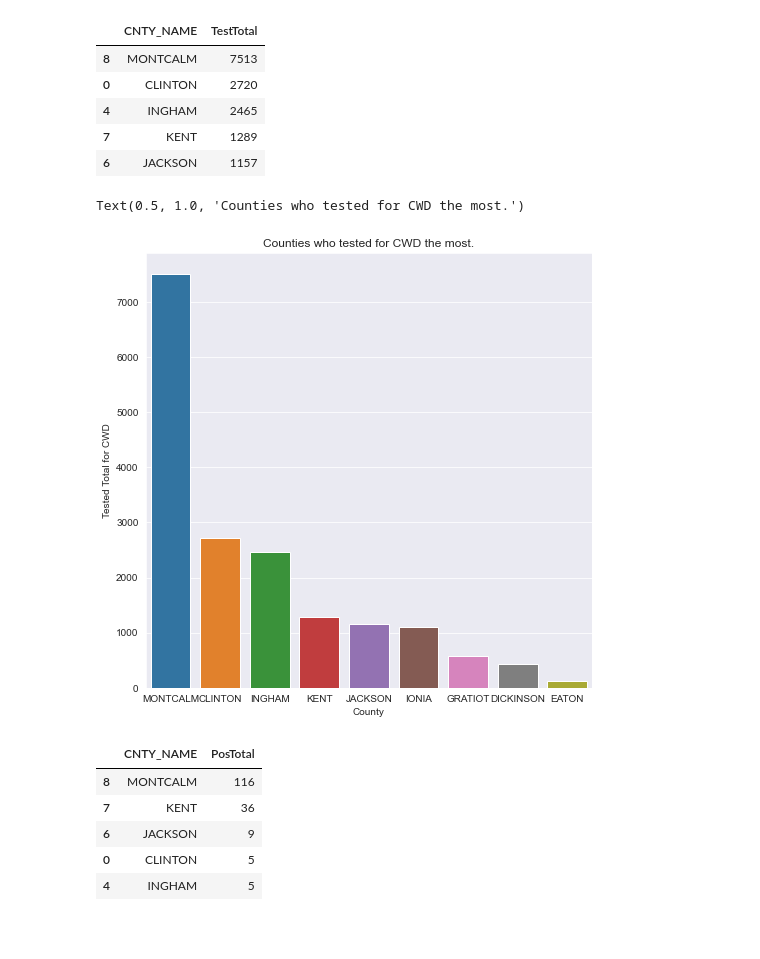
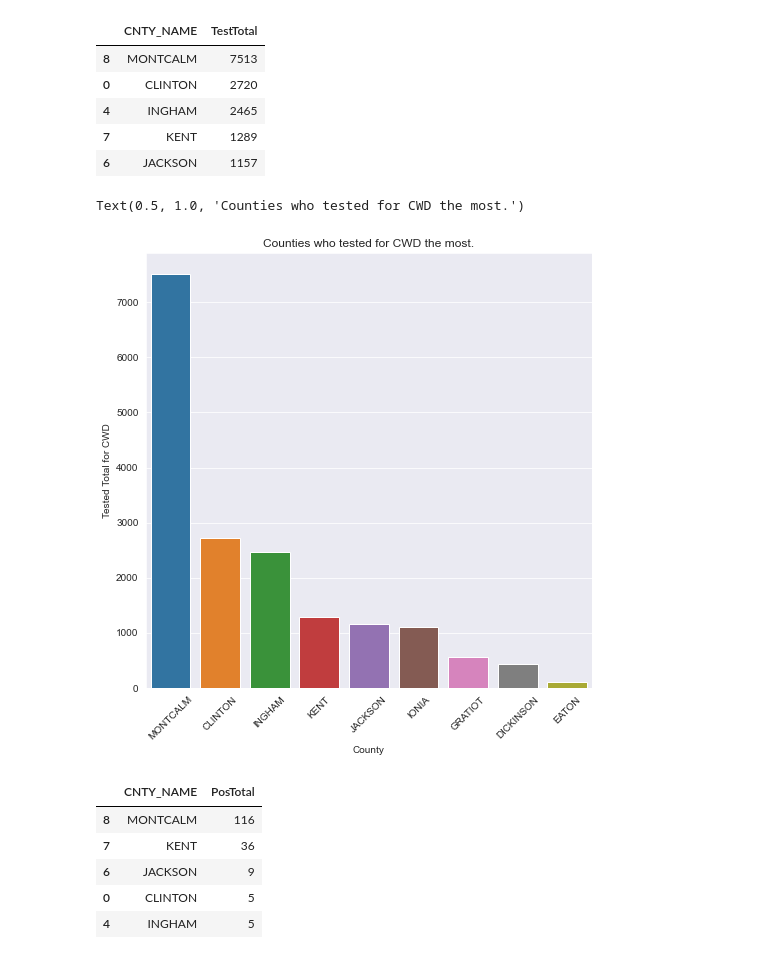
Before and after one commit to Ambush3/Michigan-Deer-CWD, a Jupyter notebook: CWD.ipynb, the cells around one changed output. Cells and saved outputs as stored; diff of their text form; code cells hidden in the pictures; blank space fills up the shorter version.

Commit message:
GeoJson Mapping. Cleaning up Plots.

```diff
--- a/CWD.ipynb
+++ b/CWD.ipynb
@@ -94,13 +95,15 @@ cwd1.head()
 # %%
 cwd1 = cwd1[:]
 plt.figure(figsize=(8,8))
 sns.set_style('darkgrid')
+
 p = sns.barplot(x='CNTY_NAME', y='TestTotal', data=cwd1)
 p.set(xlabel='County', ylabel='Tested Total for CWD')
+p.set_xticklabels(p.get_xticklabels(), rotation=45)
 p.set_title("Counties who tested for CWD the most.")
 # %% [output]
 Text(0.5, 1.0, 'Counties who tested for CWD the most.')
-[figure, old version]
+[figure, new version]
 # %%
 cwd2 = data_clean.groupby('CNTY_NAME', as_index=False, sort=True)['PosTotal'].sum()
 cwd2 = cwd2.sort_values('PosTotal', ascending=False)
```
Also changed, not shown: parts of 9 cells of this notebook.
